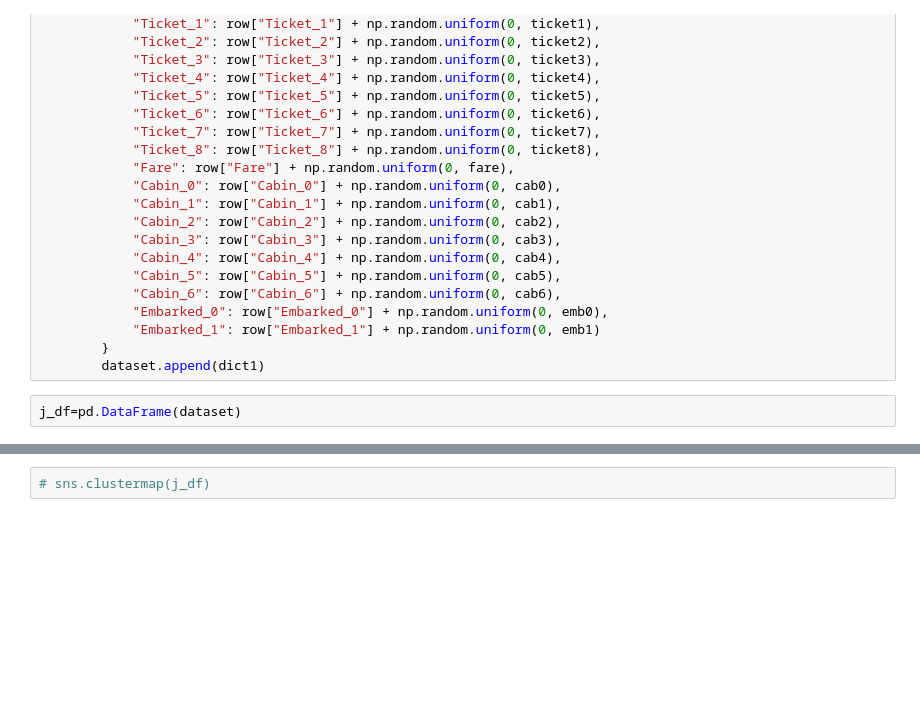
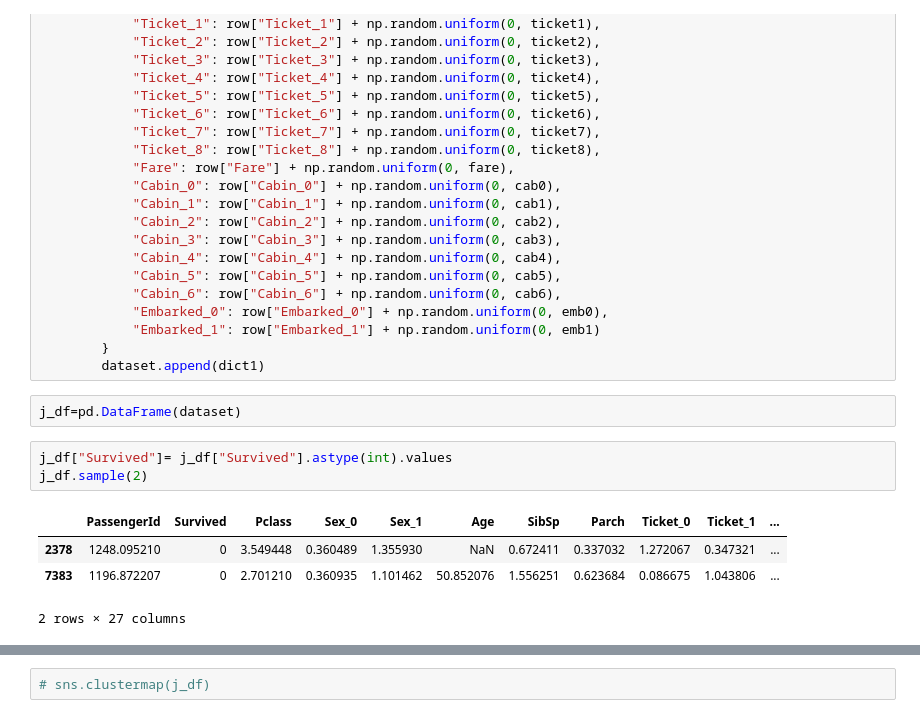
Before and after one commit to Murad460/Data_Science_Projects, a Jupyter notebook: titanic-data-analysis.ipynb, the cells around one changed output, grey strips where cells are left out. Saved outputs shown, nothing was run; the diff lists cells and outputs as text; blank space fills up the shorter version.

```diff
--- a/titanic-data-analysis.ipynb
+++ b/titanic-data-analysis.ipynb
@@ -114,5 +185,13 @@ for _ in range(20):
         dataset.append(dict1)
 # %%
 j_df=pd.DataFrame(dataset)
+# %%
+j_df["Survived"]= j_df["Survived"].astype(int).values
+j_df.sample(2)
+# %% [output]
+|  | PassengerId | Survived | Pclass | Sex_0 | Sex_1 | Age | SibSp | Parch | Ticket_0 | Ticket_1 | ... |
+| 2378 | 1248.095210 | 0 | 3.549448 | 0.360489 | 1.355930 | NaN | 0.672411 | 0.337032 | 1.272067 | 0.347321 | ... |
+| 7383 | 1196.872207 | 0 | 2.701210 | 0.360935 | 1.101462 | 50.852076 | 1.556251 | 0.623684 | 0.086675 | 1.043806 | ... |
+2 rows × 27 columns
 # %%
 df.size
```
Also changed, not shown: parts of 36 cells of this notebook.
